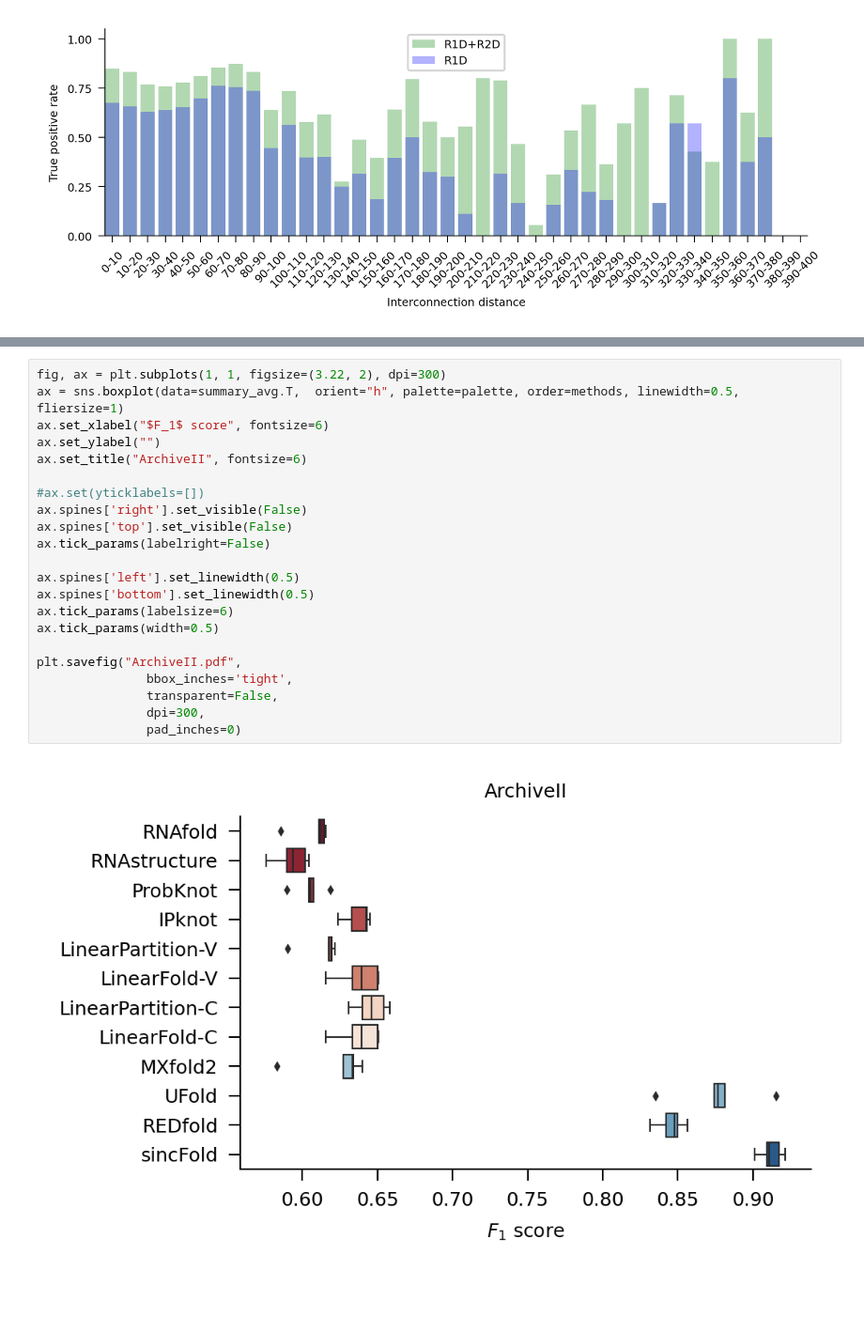
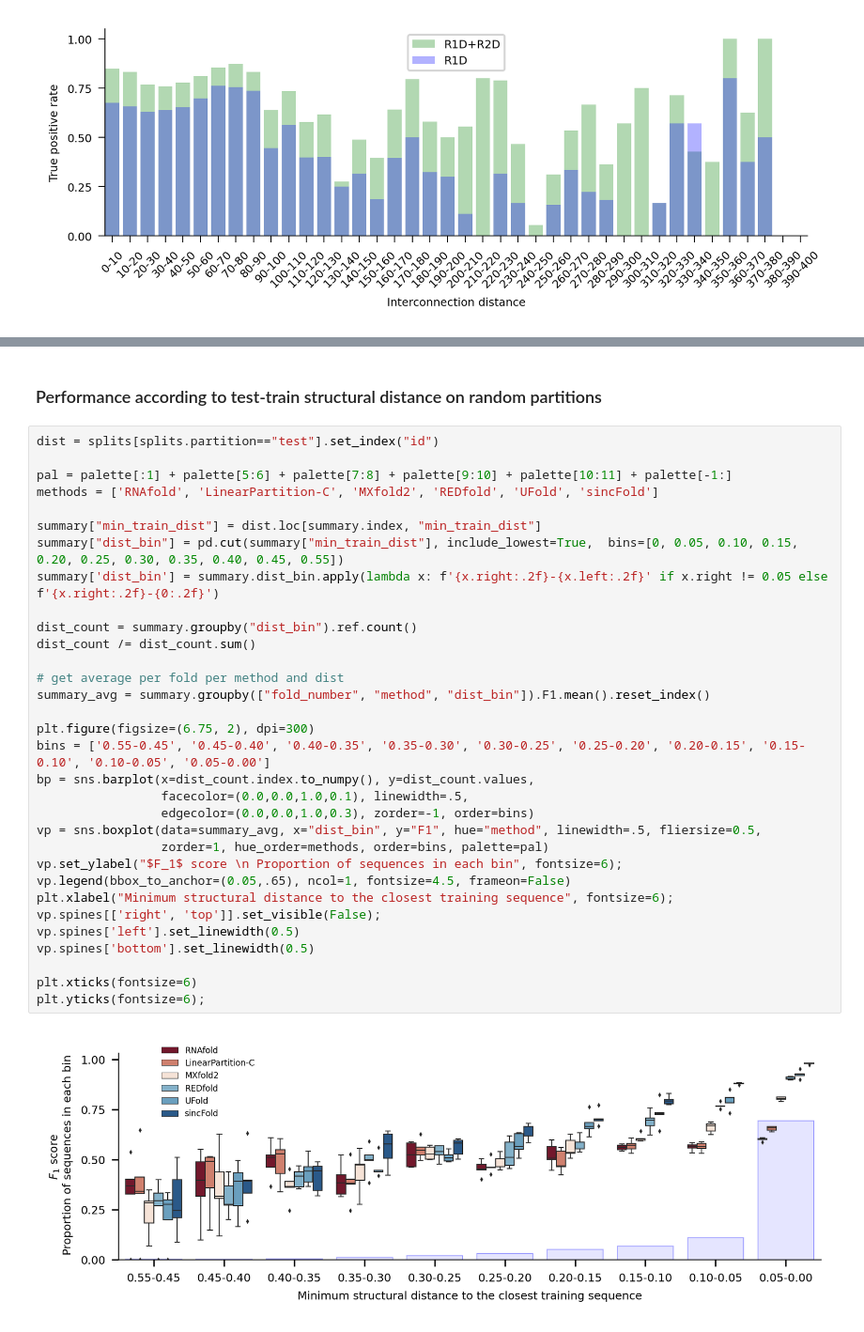
Before and after one commit to sinc-lab/sincFold, a Jupyter notebook: results/summary.ipynb, the cells around one changed output, grey strips where cells are left out. Shown: that part at 94% size. Drawn from its saved outputs; the diff is of its cells as text; blank space fills up the shorter version.

```diff
--- a/results/summary.ipynb
+++ b/results/summary.ipynb
@@ -268,24 +234,36 @@ dtype: float64
-# %%
-fig, ax = plt.subplots(1, 1, figsize=(3.22, 2), dpi=300)
-ax = sns.boxplot(data=summary_avg.T,  orient="h", palette=palette, order=methods, linewidth=0.5, fliersize=1)
-ax.set_xlabel("$F_1$ score", fontsize=6)
-ax.set_ylabel("")
-ax.set_title("ArchiveII", fontsize=6)
-
-#ax.set(yticklabels=[])
-ax.spines['right'].set_visible(False)
-ax.spines['top'].set_visible(False)
-ax.tick_params(labelright=False)
-
-ax.spines['left'].set_linewidth(0.5)
-ax.spines['bottom'].set_linewidth(0.5)
-ax.tick_params(labelsize=6)
-ax.tick_params(width=0.5)
-
-plt.savefig("ArchiveII.pdf",
-               bbox_inches='tight',
-               transparent=False,
-               dpi=300,
-               pad_inches=0)
-# %% [output]
-[figure, removed]
+# %% [markdown]
+### Performance according to test-train structural distance on random partitions
+# %%
+dist = splits[splits.partition=="test"].set_index("id")
+
+pal = palette[:1] + palette[5:6] + palette[7:8] + palette[9:10] + palette[10:11] + palette[-1:]
+methods = ['RNAfold', 'LinearPartition-C', 'MXfold2', 'REDfold', 'UFold', 'sincFold']
+
+summary["min_train_dist"] = dist.loc[summary.index, "min_train_dist"]
+summary["dist_bin"] = pd.cut(summary["min_train_dist"], include_lowest=True,  bins=[0, 0.05, 0.10, 0.15, 0.20, 0.25, 0.30, 0.35, 0.40, 0.45, 0.55])
+summary['dist_bin'] = summary.dist_bin.apply(lambda x: f'{x.right:.2f}-{x.left:.2f}' if x.right != 0.05 else f'{x.right:.2f}-{0:.2f}')
+
+dist_count = summary.groupby("dist_bin").ref.count()
+dist_count /= dist_count.sum()
+
+# get average per fold per method and dist
+summary_avg = summary.groupby(["fold_number", "method", "dist_bin"]).F1.mean().reset_index()
+
+plt.figure(figsize=(6.75, 2), dpi=300)
+bins = ['0.55-0.45', '0.45-0.40', '0.40-0.35', '0.35-0.30', '0.30-0.25', '0.25-0.20', '0.20-0.15', '0.15-0.10', '0.10-0.05', '0.05-0.00']
+bp = sns.barplot(x=dist_count.index.to_numpy(), y=dist_count.values,
+                 facecolor=(0.0,0.0,1.0,0.1), linewidth=.5,
+                 edgecolor=(0.0,0.0,1.0,0.3), zorder=-1, order=bins)
+vp = sns.boxplot(data=summary_avg, x="dist_bin", y="F1", hue="method", linewidth=.5, fliersize=0.5,
+                 zorder=1, hue_order=methods, order=bins, palette=pal)
+vp.set_ylabel("$F_1$ score \n Proportion of sequences in each bin", fontsize=6);
+vp.legend(bbox_to_anchor=(0.05,.65), ncol=1, fontsize=4.5, frameon=False)
+plt.xlabel("Minimum structural distance to the closest training sequence", fontsize=6);
+vp.spines[['right', 'top']].set_visible(False);
+vp.spines['left'].set_linewidth(0.5)
+vp.spines['bottom'].set_linewidth(0.5)
+
+plt.xticks(fontsize=6)
+plt.yticks(fontsize=6);
+# %% [output]
+[figure, added]
```
Also changed, not shown: parts of 21 cells of this notebook, 2 other files.
